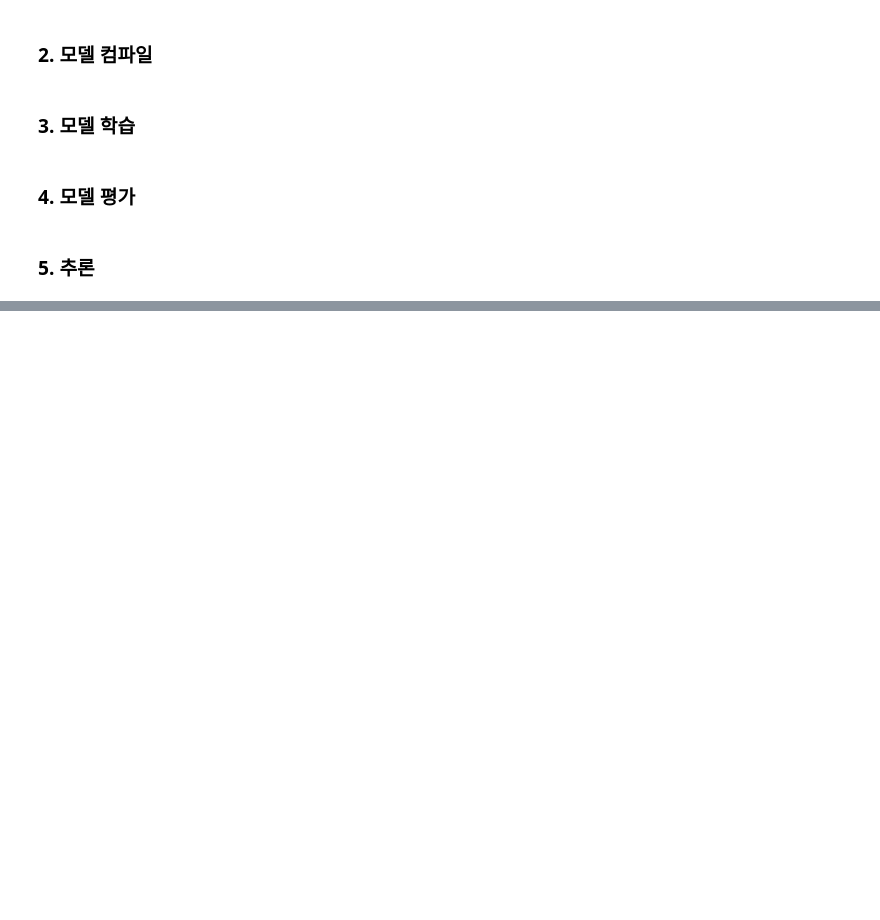
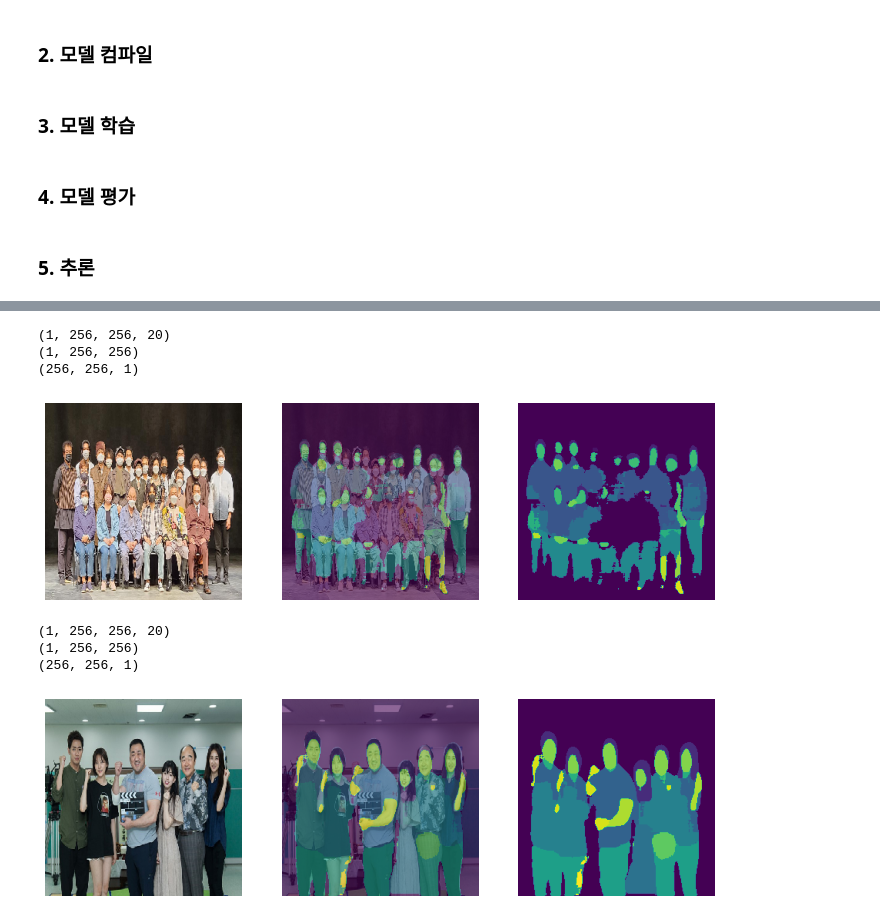
Before and after one commit to josooik/DeepLearning, a Jupyter notebook: segmentation_basic.ipynb, the cells around one changed output, grey strips where cells are left out. Drawn from its saved outputs; the diff is of its cells as text; code cells hidden in the pictures; blank space fills up the shorter version.

```diff
--- a/segmentation_basic.ipynb
+++ b/segmentation_basic.ipynb
@@ -95,14 +95,14 @@ class DataGenerator():
   def path2arr(self, path, mask=False):
     # img 일때
     if not mask:
-      # path - > img
+      # path -> img
       img = load_img(path, color_mode='rgb', target_size=(self.img_size, self.img_size))
       # img -> arr
       arr = img_to_array(img, dtype='uint8')
 
     # mask 일때
     else:
-      # path - > img
+      # path -> img
       img = load_img(path, color_mode='grayscale', target_size=(self.img_size, self.img_size))
       # img -> arr
       arr = img_to_array(img, dtype='uint8')
@@ -120,7 +120,7 @@ class DataGenerator():
       mask_arr = self.path2arr(mask_path, mask=True)
       mask_arrs.append(mask_arr)
 
-    return np.array(img_arrs.dtype='float32'), np.array(mask_arrs.dtype='float32')
+    return np.array(img_arrs), np.array(mask_arrs)
 
   def preprocess(self, img_arr, mask_arr):
     img_arr = (img_arr / 127.5) -1
@@ -143,3 +143,5 @@ class DataGenerator():
     dataset = dataset.map(self.tf_preprocess, num_parallel_calls=tf.data.AUTOTUNE) # 전처리, num_parallel_calls=tf.data.AUTOTUNE -> 병렬처리
     dataset = dataset.batch(self.batch_size, drop_remainder=True) # batch 사이즈 지정
     print(dataset)
+
+    return dataset
@@ -282,7 +284,7 @@ model = get_unet(IMG_SIZE, NUM_CLASSES)
 tf.keras.utils.plot_model(model)
 # %%
 loss = tf.keras.losses.SparseCategoricalCrossentropy()
-optimizer = tf.keras.optimizers.Adam(learing_rate=0.001)
+optimizer = tf.keras.optimizers.Adam(learning_rate=0.001)
 
 model.compile(loss=loss,
               optimizer = optimizer,
@@ -293,11 +295,11 @@ model.compile(loss=loss,
 ckp = tf.keras.callbacks.ModelCheckpoint("unet_chip.h5", save_best_only=True)
 reduce_lr = tf.keras.callbacks.ReduceLROnPlateau(monitor='val_loss',
                                                  factor=0.2, # 0.2씩 lr 줄이기
-                                                 patience=5, # 5번동안 loss 안줄면)
+                                                 patience=5) # 5번동안 loss 안줄면
 history = model.fit(train_ds,
                     validation_data = valid_ds,
                     epochs=20,
-                    callbacks=[ckp]) # 학습성킁 향상 시키는 모듈
+                    callbacks=[ckp]) # 학습성능 향상 시키는 모듈
 # %% [markdown]
 ### 4. 모델 평가
 # %% [markdown]
@@ -304,0 +319,36 @@ history = model.fit(train_ds,
+# %%
+import tensorflow as tf
+import numpy as np
+from tensorflow.keras import models
+
+def img_predict(path, model, mask_cmap=None):
+  # path -> arr
+  img_arr = dg.path2arr(path)
+  # arr -> 전처리
+  img_pre, _ = dg.preprocess(img_arr, img_arr)
+  img_pre.shape
+
+  # 모델예측
+  pred = model.predict(tf.expand_dims(img_pre, 0))
+  print(pred.shape)
+
+  pred = np.argmax(pred, axis=3)
+  print(pred.shape)
+
+  pred = np.expand_dims(pred[0],2)
+  print(pred.shape)
+
+  # 디스플레이
+  display_img(img_arr, pred)
+# %%
+img_predict('1.jpg', model, mask_cmap='rainbow')
+img_predict('3.jpg', model, mask_cmap='rainbow')
+# %% [output]
+(1, 256, 256, 20)
+(1, 256, 256)
+(256, 256, 1)
+[figure, added]
+(1, 256, 256, 20)
+(1, 256, 256)
+(256, 256, 1)
+[figure, added]
```
Also changed, not shown: parts of 6 cells of this notebook.
